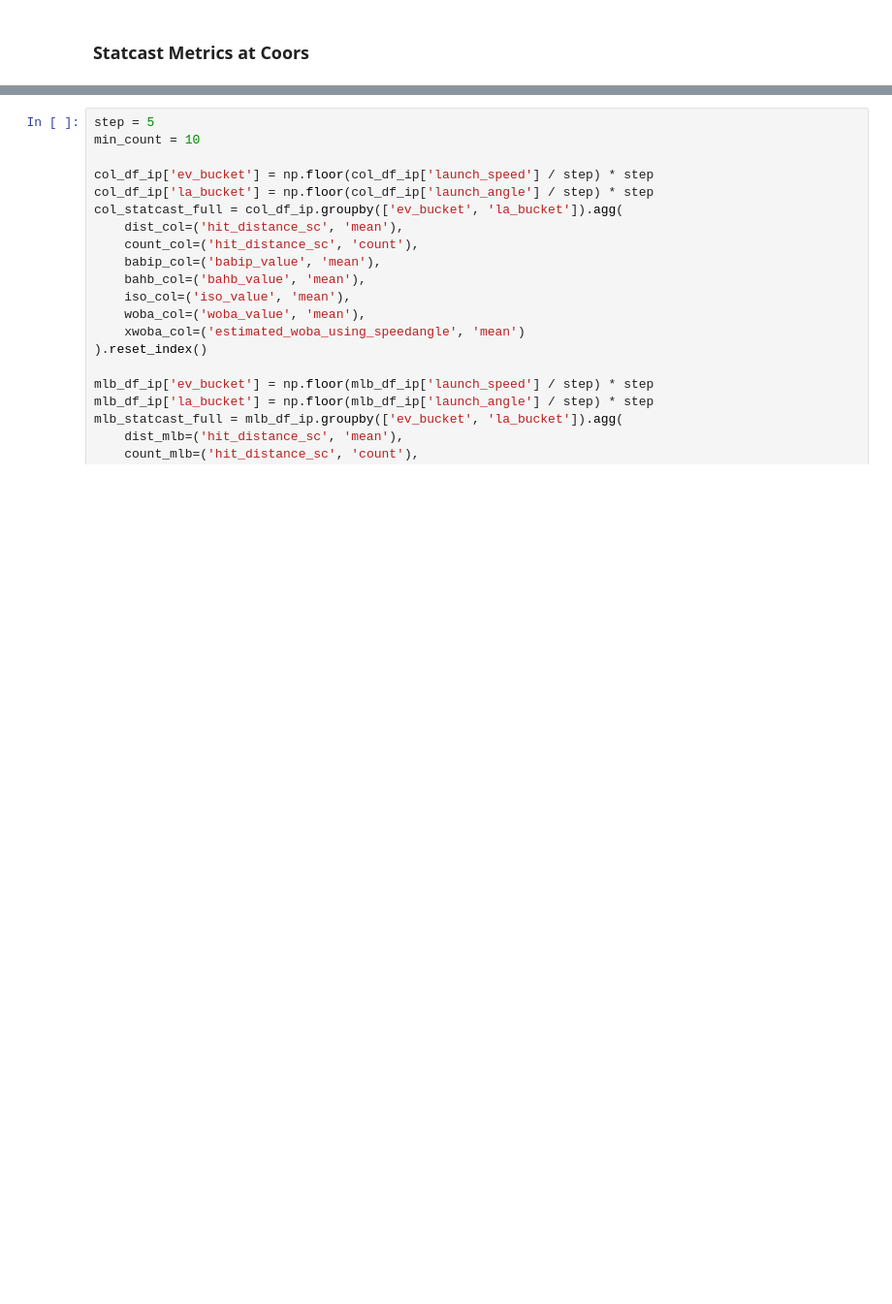
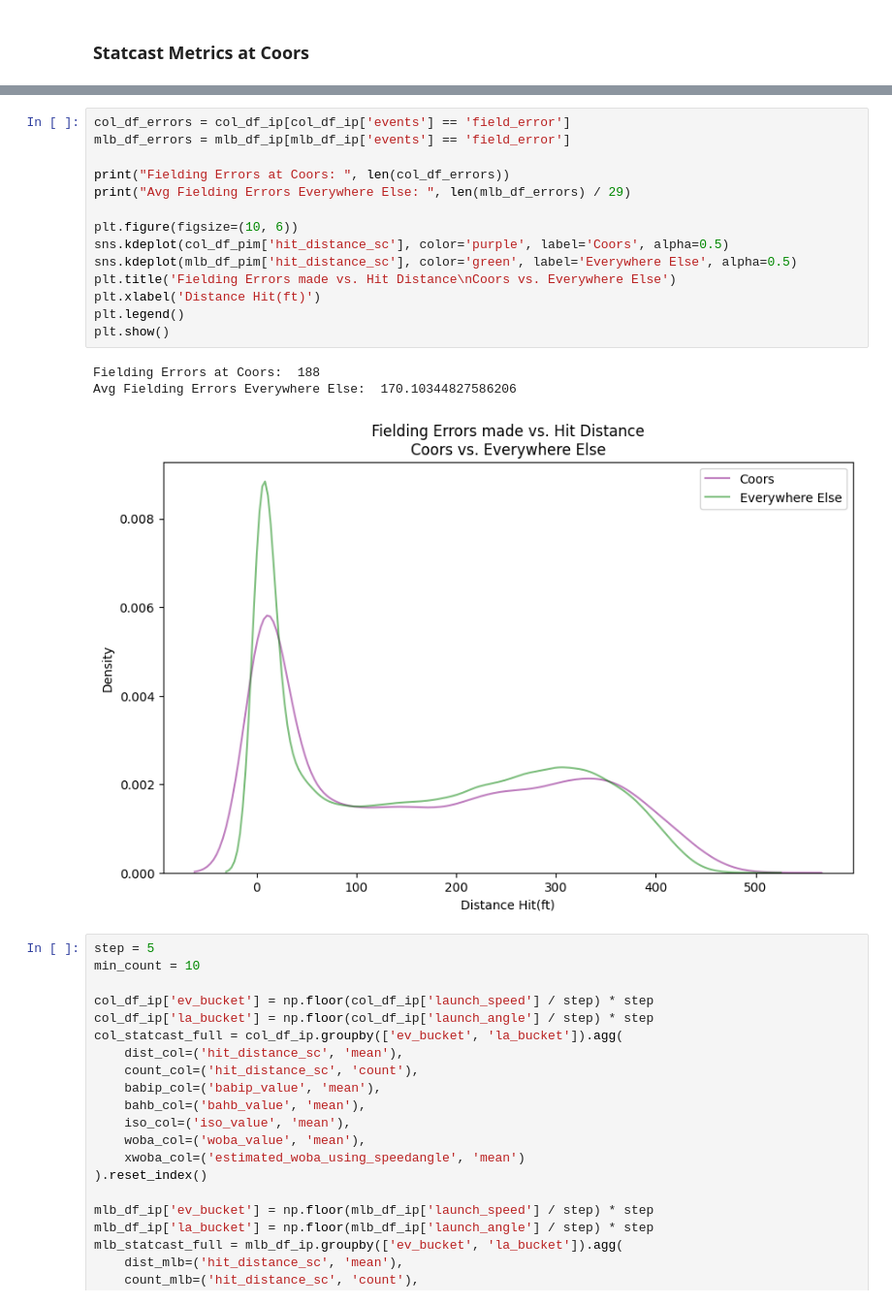
Before and after one commit to skparagas/Coors-Hangover-Effect, a Jupyter notebook: report.ipynb, the cells around one changed output, grey strips where cells are left out. Shown at 97% size. Saved outputs shown, nothing was run; the diff lists cells and outputs as text; blank space fills up the shorter version.

```diff
--- a/report.ipynb
+++ b/report.ipynb
@@ -220,3 +248,21 @@ plt.show()
+# %%
+col_df_errors = col_df_ip[col_df_ip['events'] == 'field_error']
+mlb_df_errors = mlb_df_ip[mlb_df_ip['events'] == 'field_error']
+
+print("Fielding Errors at Coors: ", len(col_df_errors))
+print("Avg Fielding Errors Everywhere Else: ", len(mlb_df_errors) / 29)
+
+plt.figure(figsize=(10, 6))
+sns.kdeplot(col_df_pim['hit_distance_sc'], color='purple', label='Coors', alpha=0.5)
+sns.kdeplot(mlb_df_pim['hit_distance_sc'], color='green', label='Everywhere Else', alpha=0.5)
+plt.title('Fielding Errors made vs. Hit Distance\nCoors vs. Everywhere Else')
+plt.xlabel('Distance Hit(ft)')
+plt.legend()
+plt.show()
+# %% [output]
+Fielding Errors at Coors:  188
+Avg Fielding Errors Everywhere Else:  170.10344827586206
+[figure, added]
 # %%
 step = 5
 min_count = 10
```
Also changed, not shown: parts of 9 cells of this notebook, 1 other file.
